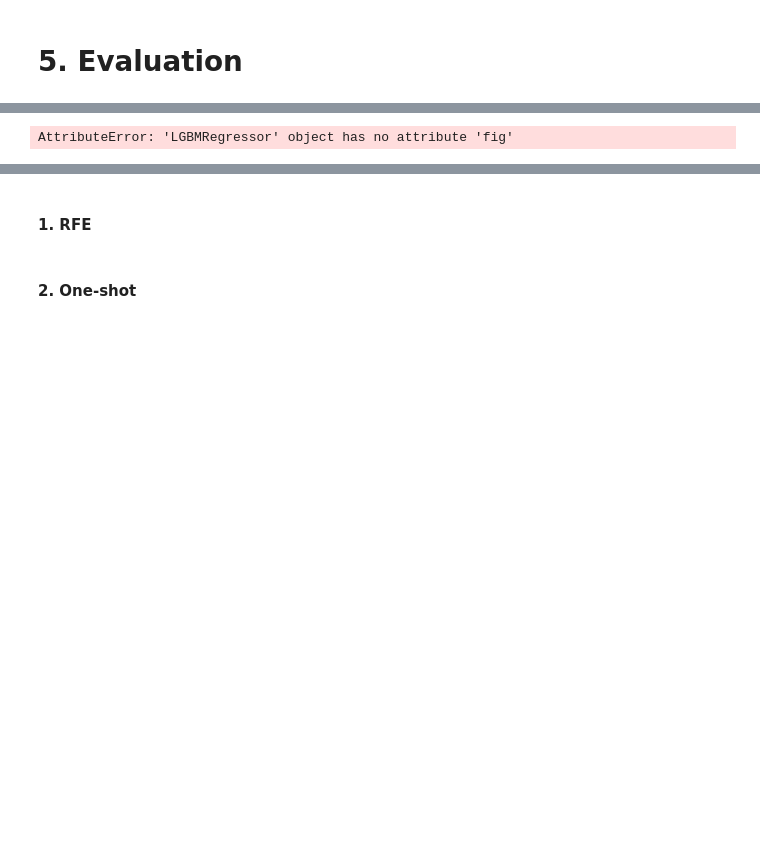
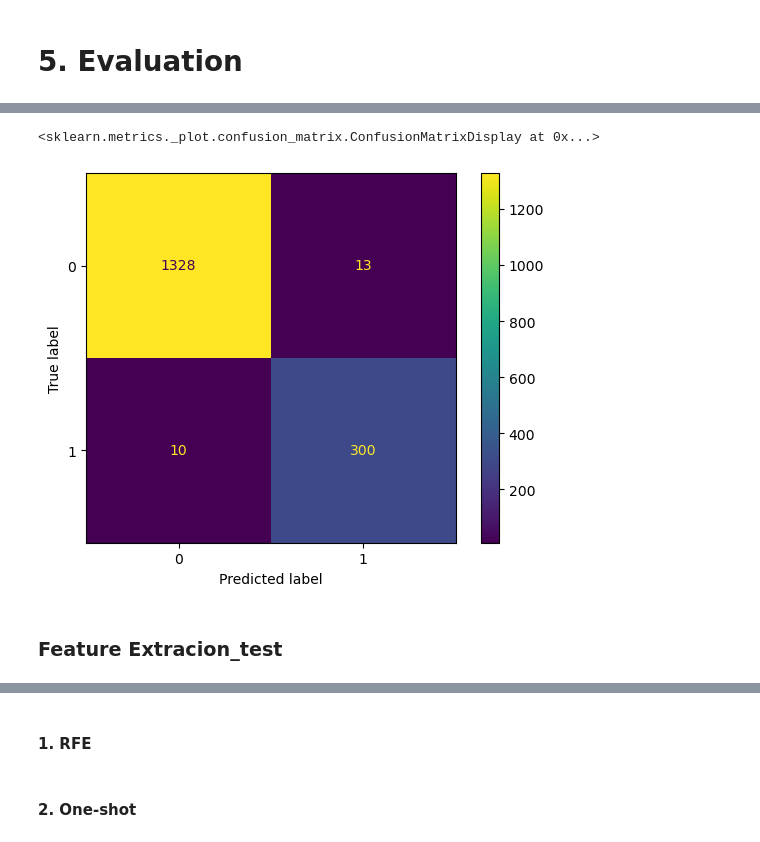
Before and after one commit to inergoul/boostcamp_peer_session, a Jupyter notebook: company-bankruptcy-prediction-transcription.ipynb, the cells around one changed output, grey strips where cells are left out. Drawn from its saved outputs; the diff is of its cells as text; code cells hidden in the pictures; blank space fills up the shorter version.

```diff
--- a/company-bankruptcy-prediction-transcription.ipynb
+++ b/company-bankruptcy-prediction-transcription.ipynb
@@ -382,8 +396,16 @@ array([[1325,    1],
+# %%
+# Light GBM의 Confusion Matrix
+# confusion_matrix(y_test, lgb_pred)
+ConfusionMatrixDisplay.from_estimator(lgb, X_test, y_test)
+# %% [output]
+<sklearn.metrics._plot.confusion_matrix.ConfusionMatrixDisplay at 0x...>
+[figure, added]
+# %% [markdown]
+### Feature Extracion_test
 # %%
-'''
 ## 2. model.feature_importances_ w/ (RF & LGBM)
-lgbm = LGBMRegressor(n_estimators=100)
-lgbm.fig(X_train, y_train)
+lgbm = LGBMClassifier(n_estimators=100,)
+lgbm.fit(X_train, y_train)
 
 # Get feature_importance scores
 feature_importance = lgbm.feature_importances_
@@ -392,7 +414,4 @@ feature_importance = lgbm.feature_importances_
 sorted_indices = np.argsort(feature_importance)[::-1]
 
 # Get the names of the most important features
-selected_features = X.columns[sorted_indices[:5]] #
-'''
+selected_features = X.columns[sorted_indices[:15]] #
-# %% [output]
-AttributeError: 'LGBMRegressor' object has no attribute 'fig'
```
Also changed, not shown: parts of 36 cells of this notebook.
